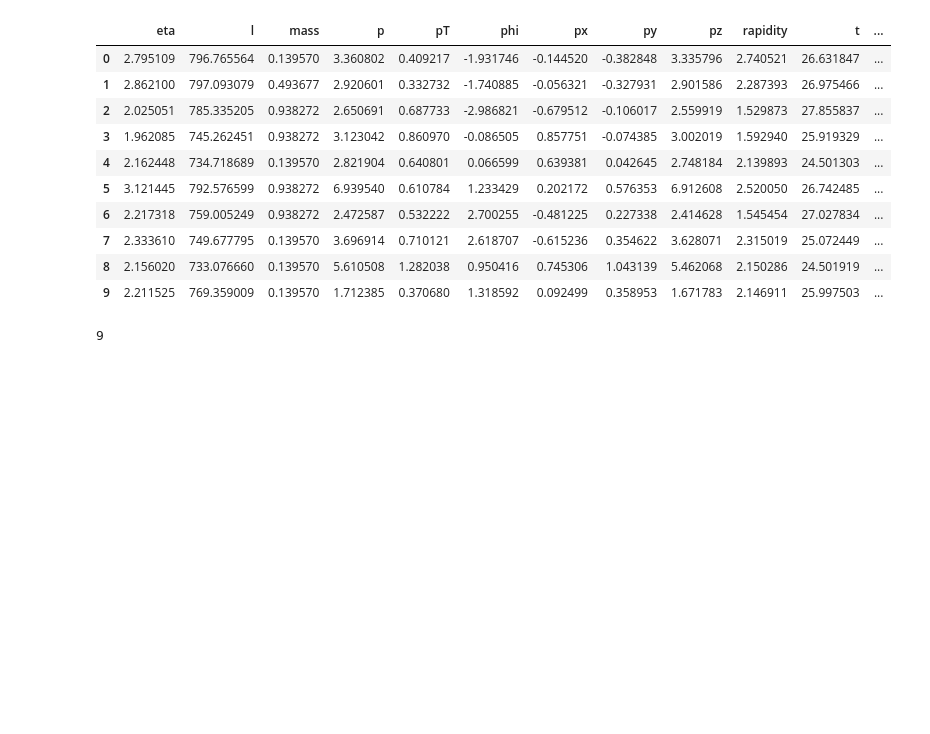
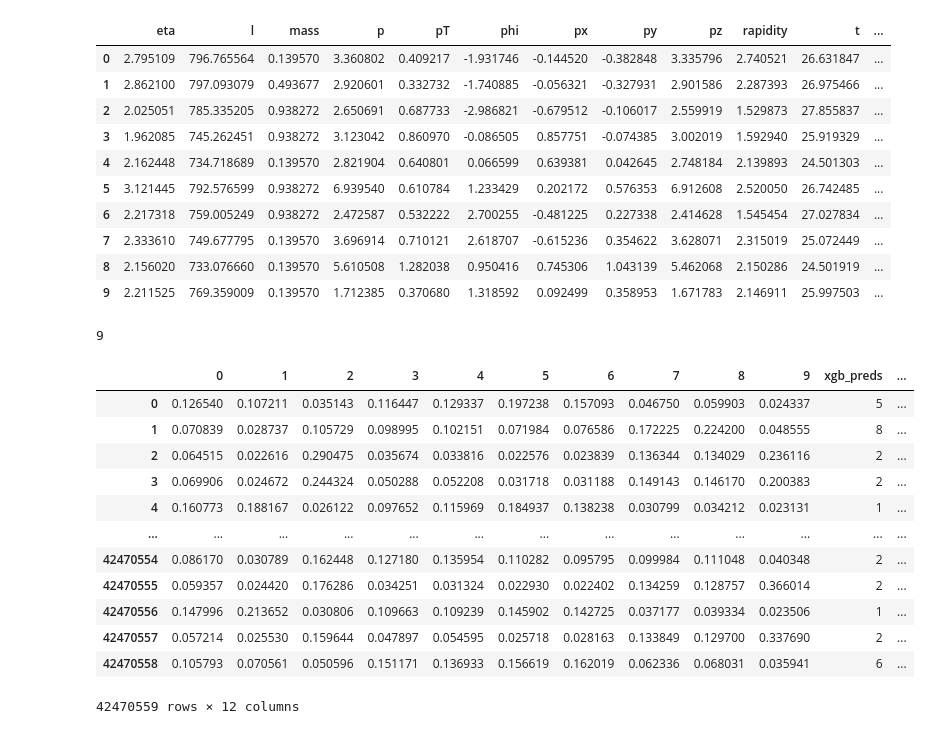
Before and after one commit to julnow/inz, a Jupyter notebook: jupyter/ml_xgb_12agev-chi2geo.ipynb, the cells around one changed output. Drawn from its saved outputs; the diff is of its cells as text; code cells hidden in the pictures; blank space fills up the shorter version.

```diff
--- a/jupyter/ml_xgb_12agev-chi2geo.ipynb
+++ b/jupyter/ml_xgb_12agev-chi2geo.ipynb
@@ -290,6 +282,22 @@ whole_test['pid']=y_whole['pid']
 gc.collect()
 # %% [output]
 9
+# %%
+whole_test
+# %% [output]
+|  | 0 | 1 | 2 | 3 | 4 | 5 | 6 | 7 | 8 | 9 | xgb_preds | ... |
+| 0 | 0.126540 | 0.107211 | 0.035143 | 0.116447 | 0.129337 | 0.197238 | 0.157093 | 0.046750 | 0.059903 | 0.024337 | 5 | ... |
+| 1 | 0.070839 | 0.028737 | 0.105729 | 0.098995 | 0.102151 | 0.071984 | 0.076586 | 0.172225 | 0.224200 | 0.048555 | 8 | ... |
+| 2 | 0.064515 | 0.022616 | 0.290475 | 0.035674 | 0.033816 | 0.022576 | 0.023839 | 0.136344 | 0.134029 | 0.236116 | 2 | ... |
+| 3 | 0.069906 | 0.024672 | 0.244324 | 0.050288 | 0.052208 | 0.031718 | 0.031188 | 0.149143 | 0.146170 | 0.200383 | 2 | ... |
+| 4 | 0.160773 | 0.188167 | 0.026122 | 0.097652 | 0.115969 | 0.184937 | 0.138238 | 0.030799 | 0.034212 | 0.023131 | 1 | ... |
+| ... | ... | ... | ... | ... | ... | ... | ... | ... | ... | ... | ... | ... |
+| 42470554 | 0.086170 | 0.030789 | 0.162448 | 0.127180 | 0.135954 | 0.110282 | 0.095795 | 0.099984 | 0.111048 | 0.040348 | 2 | ... |
+| 42470555 | 0.059357 | 0.024420 | 0.176286 | 0.034251 | 0.031324 | 0.022930 | 0.022402 | 0.134259 | 0.128757 | 0.366014 | 2 | ... |
+| 42470556 | 0.147996 | 0.213652 | 0.030806 | 0.109663 | 0.109239 | 0.145902 | 0.142725 | 0.037177 | 0.039334 | 0.023506 | 1 | ... |
+| 42470557 | 0.057214 | 0.025530 | 0.159644 | 0.047897 | 0.054595 | 0.025718 | 0.028163 | 0.133849 | 0.129700 | 0.337690 | 2 | ... |
+| 42470558 | 0.105793 | 0.070561 | 0.050596 | 0.151171 | 0.136933 | 0.156619 | 0.162019 | 0.062336 | 0.068031 | 0.035941 | 6 | ... |
+42470559 rows × 12 columns
 # %%
 #The following graph will show us that which features are important for the model
 ax = xgb.plot_importance(bst)
```
Also changed, not shown: parts of 8 cells of this notebook.
